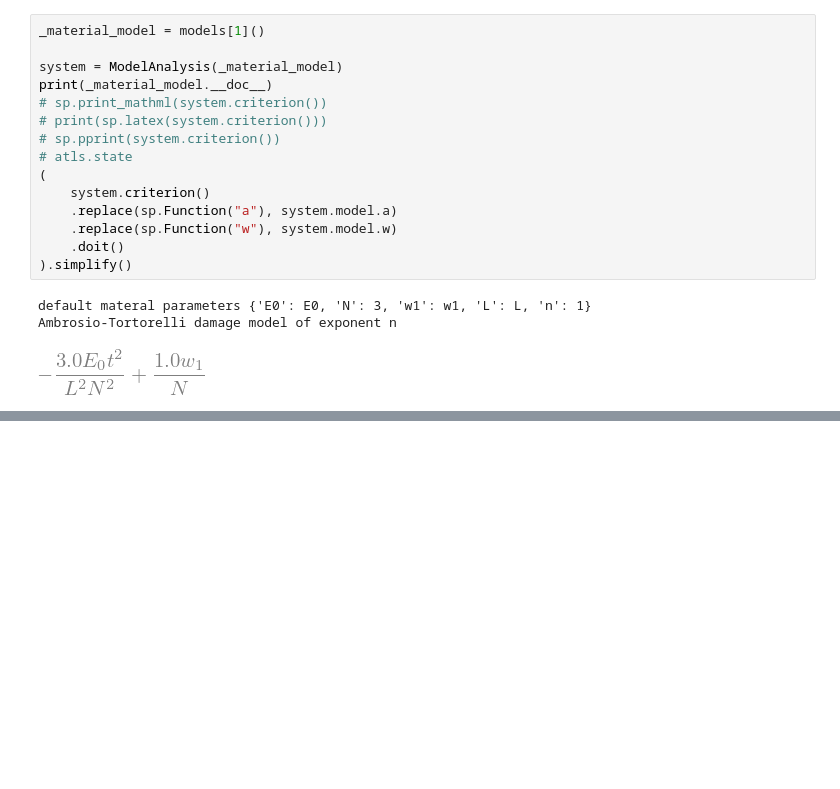
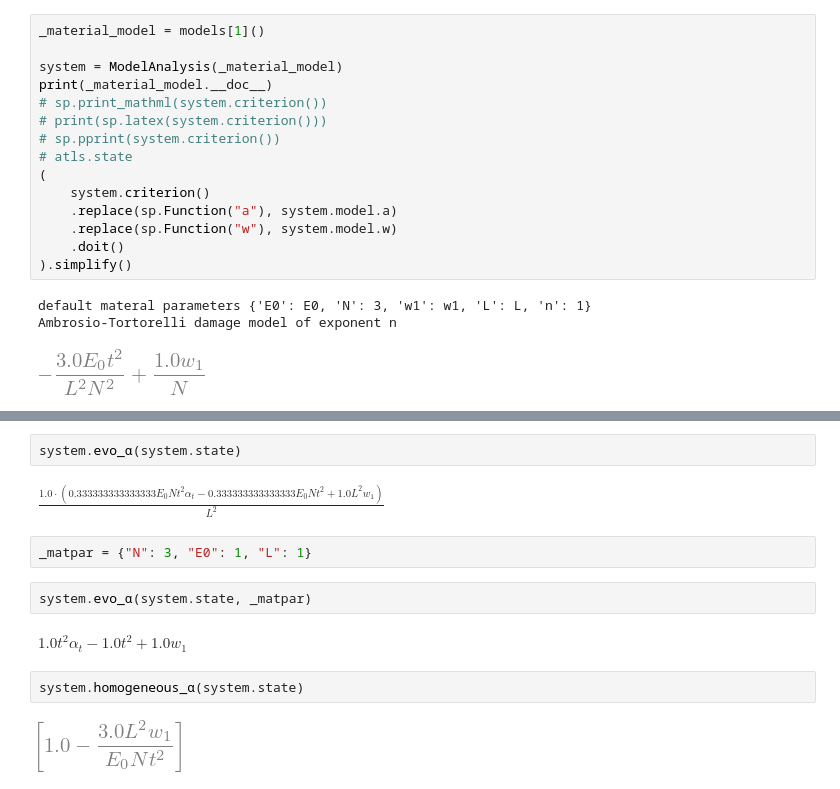
Before and after one commit to kumiori/indiscrete, a Jupyter notebook: playground/discrete-bar-symbolic.ipynb, the cells around one changed output, grey strips where cells are left out. Cells and saved outputs as stored; diff of their text form; blank space fills up the shorter version.

```diff
--- a/playground/discrete-bar-symbolic.ipynb
+++ b/playground/discrete-bar-symbolic.ipynb
@@ -1964,0 +2007,14 @@ tc
+# %%
+system.evo_α(system.state)
+# %% [output]
+$\displaystyle \frac{1.0 \cdot \left(0.333333333333333 E_{0} N t^{2} α_{t} - 0.333333333333333 E_{0} N t^{2} + 1.0 L^{2} w_{1}\right)}{L^{2}}$
+# %%
+_matpar = {"N": 3, "E0": 1, "L": 1}
+# %%
+system.evo_α(system.state, _matpar)
+# %% [output]
+$\displaystyle 1.0 t^{2} α_{t} - 1.0 t^{2} + 1.0 w_{1}$
+# %%
+system.homogeneous_α(system.state)
+# %% [output]
+[figure, added]
```
Also changed, not shown: parts of 10 cells of this notebook.
